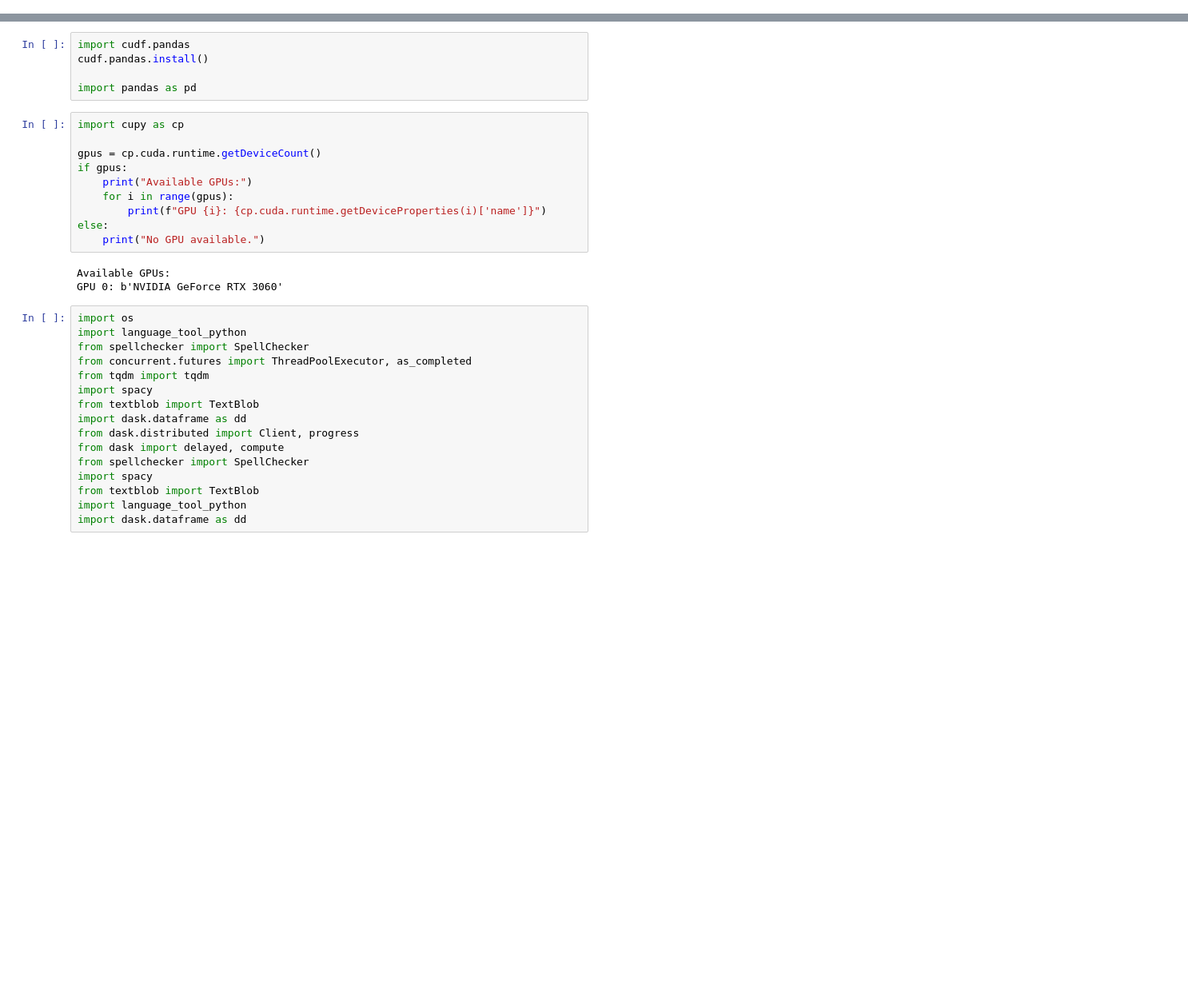
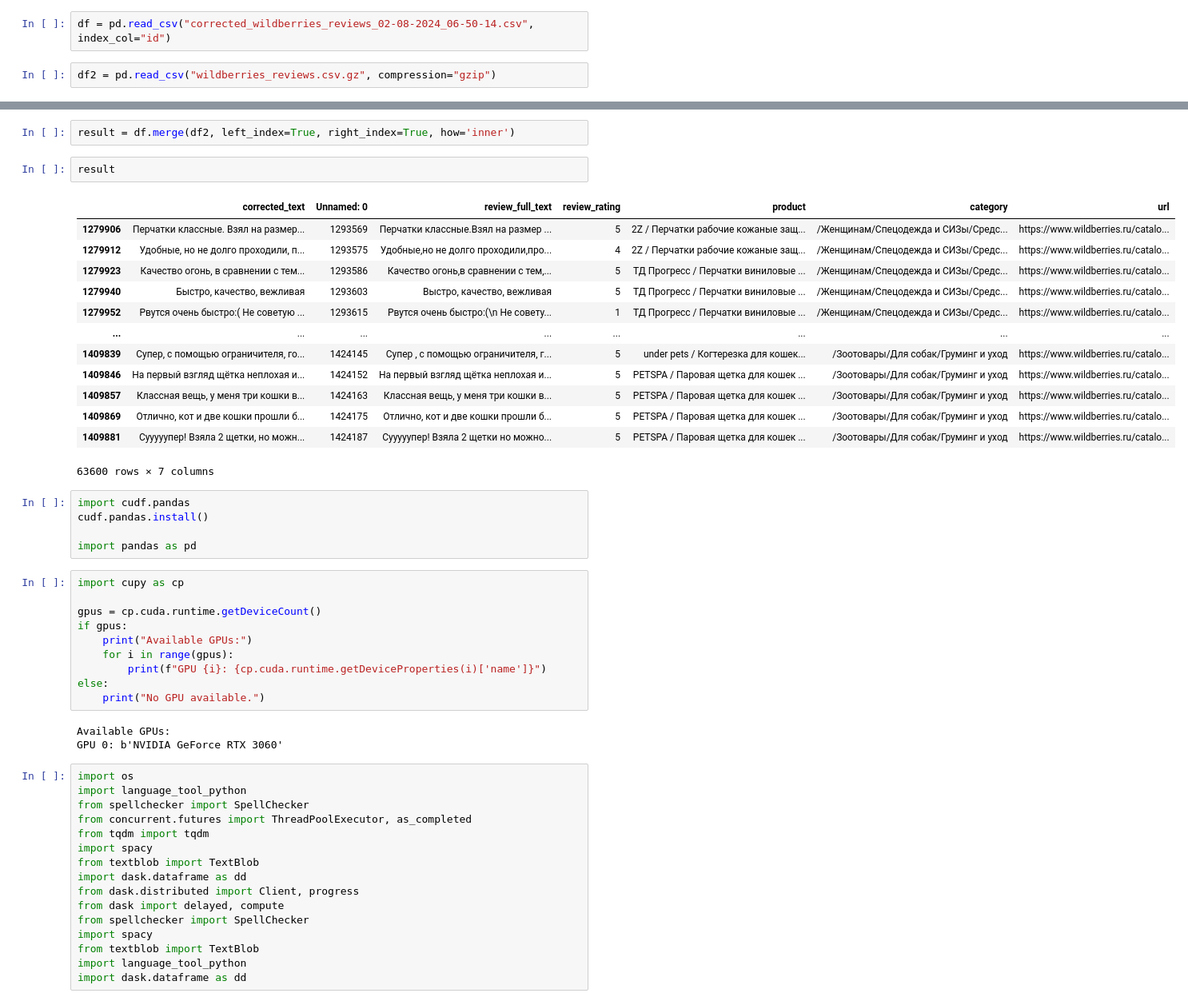
Before and after one commit to Frame24/WB_Parse, a Jupyter notebook: text_correction.ipynb, the cells around one changed output, grey strips where cells are left out. Shown: that part at 80% size. Cells and saved outputs as stored; diff of their text form; blank space fills up the shorter version.

```diff
--- a/text_correction.ipynb
+++ b/text_correction.ipynb
@@ -0,0 +3,4 @@
+# %%
+df = pd.read_csv("corrected_wildberries_reviews_02-08-2024_06-50-14.csv", index_col="id")
+# %%
+df2 = pd.read_csv("wildberries_reviews.csv.gz", compression="gzip")
@@ -1,3 +25,21 @@
+# %%
+result = df.merge(df2, left_index=True, right_index=True, how='inner')
+# %%
+result
+# %% [output]
+|  | corrected_text | Unnamed: 0 | review_full_text | review_rating | product | category | url |
+| 1279906 | Перчатки классные. Взял на размер... | 1293569 | Перчатки классные.Взял на размер ... | 5 | 2Z / Перчатки рабочие кожаные защ... | /Женщинам/Спецодежда и СИЗы/Средс... | https://www.wildberries.ru/catalo... |
+| 1279912 | Удобные, но не долго проходили, п... | 1293575 | Удобные,но не долго проходили,про... | 4 | 2Z / Перчатки рабочие кожаные защ... | /Женщинам/Спецодежда и СИЗы/Средс... | https://www.wildberries.ru/catalo... |
+| 1279923 | Качество огонь, в сравнении с тем... | 1293586 | Качество огонь,в сравнении с тем,... | 5 | ТД Прогресс / Перчатки виниловые ... | /Женщинам/Спецодежда и СИЗы/Средс... | https://www.wildberries.ru/catalo... |
+| 1279940 | Быстро, качество, вежливая | 1293603 | Выстро, качество, вежливая | 5 | ТД Прогресс / Перчатки виниловые ... | /Женщинам/Спецодежда и СИЗы/Средс... | https://www.wildberries.ru/catalo... |
+| 1279952 | Рвутся очень быстро:( Не советую ... | 1293615 | Рвутся очень быстро:(\n Не совету... | 1 | ТД Прогресс / Перчатки виниловые ... | /Женщинам/Спецодежда и СИЗы/Средс... | https://www.wildberries.ru/catalo... |
+| ... | ... | ... | ... | ... | ... | ... | ... |
+| 1409839 | Супер, с помощью ограничителя, го... | 1424145 | Супер , с помощью ограничителя, г... | 5 | under pets / Когтерезка для кошек... | /Зоотовары/Для собак/Груминг и уход | https://www.wildberries.ru/catalo... |
+| 1409846 | На первый взгляд щётка неплохая и... | 1424152 | На первый взгляд щётка неплохая и... | 5 | PETSPA / Паровая щетка для кошек ... | /Зоотовары/Для собак/Груминг и уход | https://www.wildberries.ru/catalo... |
+| 1409857 | Классная вещь, у меня три кошки в... | 1424163 | Классная вещь, у меня три кошки в... | 5 | PETSPA / Паровая щетка для кошек ... | /Зоотовары/Для собак/Груминг и уход | https://www.wildberries.ru/catalo... |
+| 1409869 | Отлично, кот и две кошки прошли б... | 1424175 | Отлично, кот и две кошки прошли б... | 5 | PETSPA / Паровая щетка для кошек ... | /Зоотовары/Для собак/Груминг и уход | https://www.wildberries.ru/catalo... |
+| 1409881 | Сууууупер! Взяла 2 щетки, но можн... | 1424187 | Сууууупер! Взяла 2 щетки но можно... | 5 | PETSPA / Паровая щетка для кошек ... | /Зоотовары/Для собак/Груминг и уход | https://www.wildberries.ru/catalo... |
+63600 rows × 7 columns
 # %%
 import cudf.pandas
 cudf.pandas.install()
```
Also changed, not shown: parts of 9 cells of this notebook, 16 other files.
